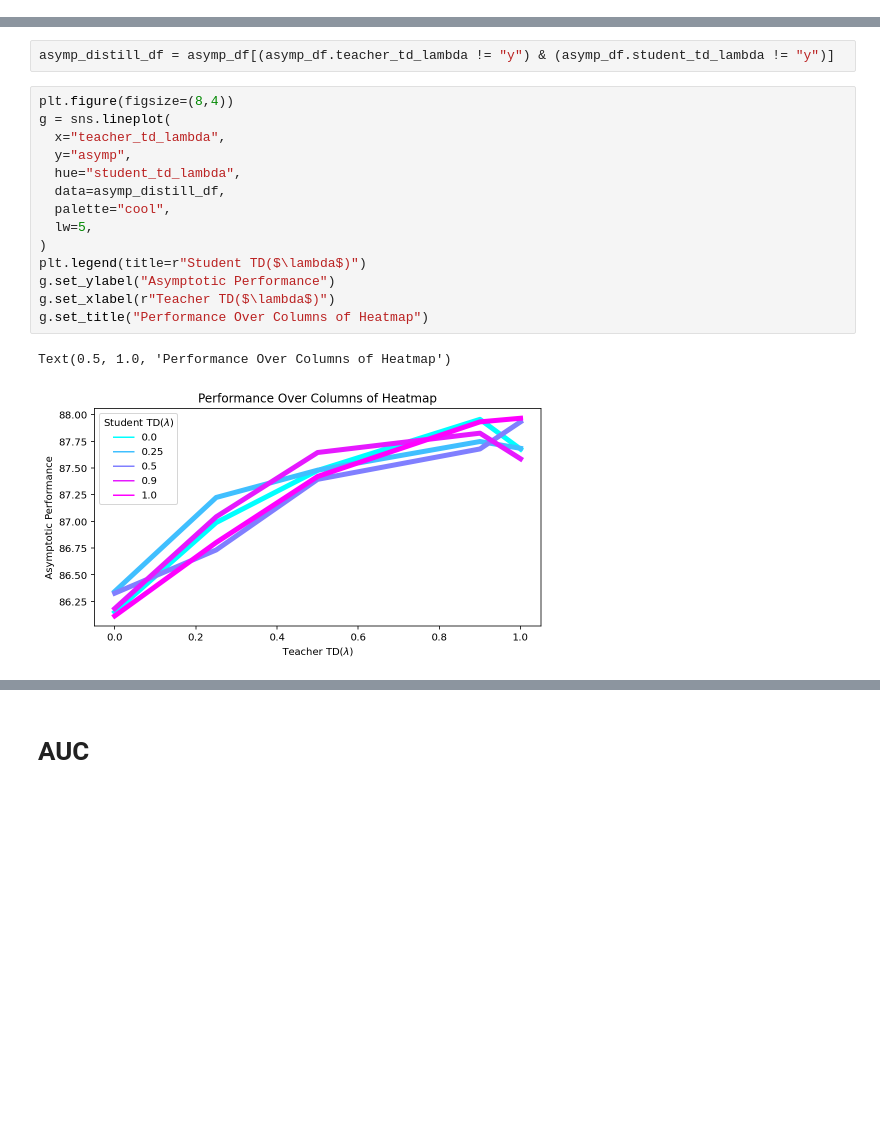
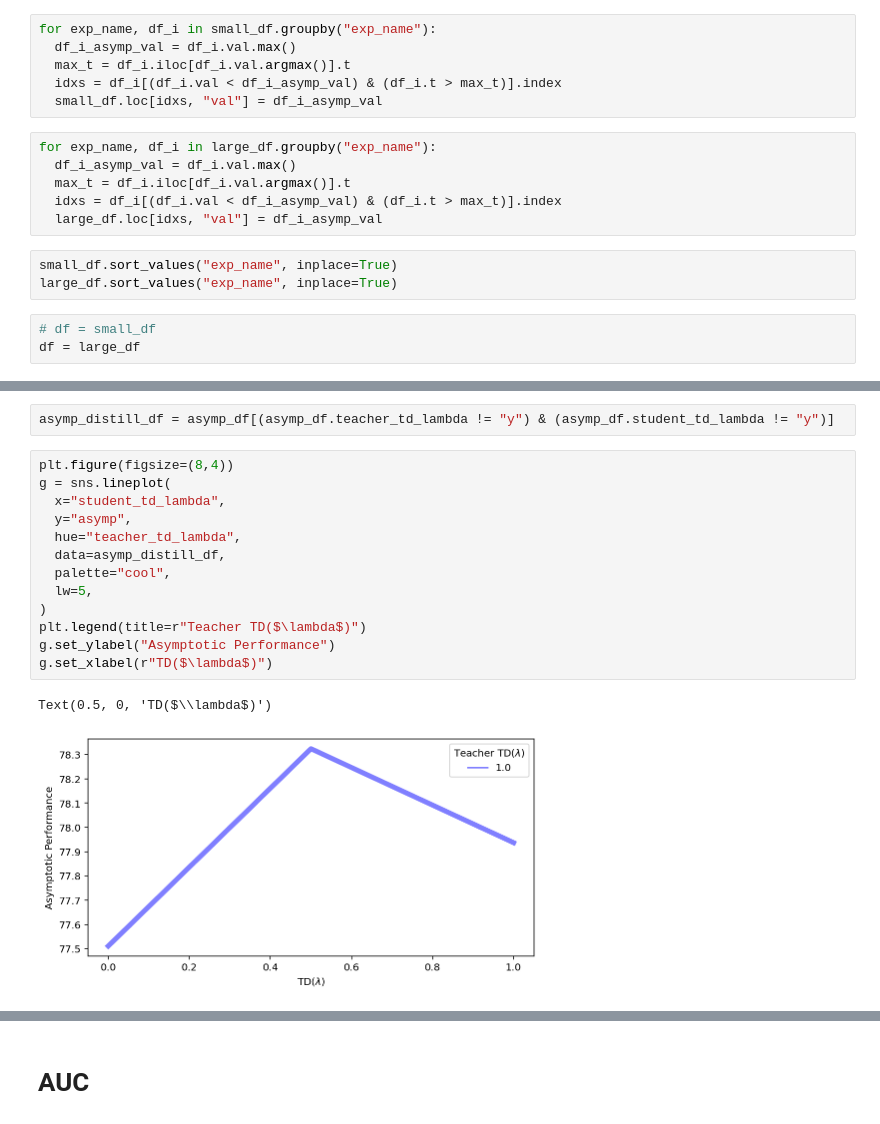
Before and after one commit to michael-iuzzolino/CascadedPoseEstimation, a Jupyter notebook: Analysis.ipynb, the cells around one changed output, grey strips where cells are left out. Drawn from its saved outputs; the diff is of its cells as text; blank space fills up the shorter version.

```diff
--- a/Analysis.ipynb
+++ b/Analysis.ipynb
@@ -249,0 +250,18 @@ df = pd.DataFrame(df_dict)
+# %%
+for exp_name, df_i in small_df.groupby("exp_name"):
+  df_i_asymp_val = df_i.val.max()
+  max_t = df_i.iloc[df_i.val.argmax()].t
+  idxs = df_i[(df_i.val < df_i_asymp_val) & (df_i.t > max_t)].index
+  small_df.loc[idxs, "val"] = df_i_asymp_val
+# %%
+for exp_name, df_i in large_df.groupby("exp_name"):
+  df_i_asymp_val = df_i.val.max()
+  max_t = df_i.iloc[df_i.val.argmax()].t
+  idxs = df_i[(df_i.val < df_i_asymp_val) & (df_i.t > max_t)].index
+  large_df.loc[idxs, "val"] = df_i_asymp_val
+# %%
+small_df.sort_values("exp_name", inplace=True)
+large_df.sort_values("exp_name", inplace=True)
+# %%
+# df = small_df
+df = large_df
@@ -395,17 +338,16 @@ asymp_distill_df = asymp_df[(asymp_df.teacher_td_lambda != "y") & (asymp_df.stud
 # %%
 plt.figure(figsize=(8,4))
 g = sns.lineplot(
-  x="teacher_td_lambda",
+  x="student_td_lambda",
   y="asymp",
-  hue="student_td_lambda",
+  hue="teacher_td_lambda",
   data=asymp_distill_df,
   palette="cool",
   lw=5,
 )
-plt.legend(title=r"Student TD($\lambda$)")
+plt.legend(title=r"Teacher TD($\lambda$)")
 g.set_ylabel("Asymptotic Performance")
-g.set_xlabel(r"Teacher TD($\lambda$)")
-g.set_title("Performance Over Columns of Heatmap")
+g.set_xlabel(r"TD($\lambda$)")
 # %% [output]
-Text(0.5, 1.0, 'Performance Over Columns of Heatmap')
+Text(0.5, 0, 'TD($\\lambda$)')
-[figure, old version]
+[figure, new version]
```
Also changed, not shown: parts of 12 cells of this notebook, 4 other files.
